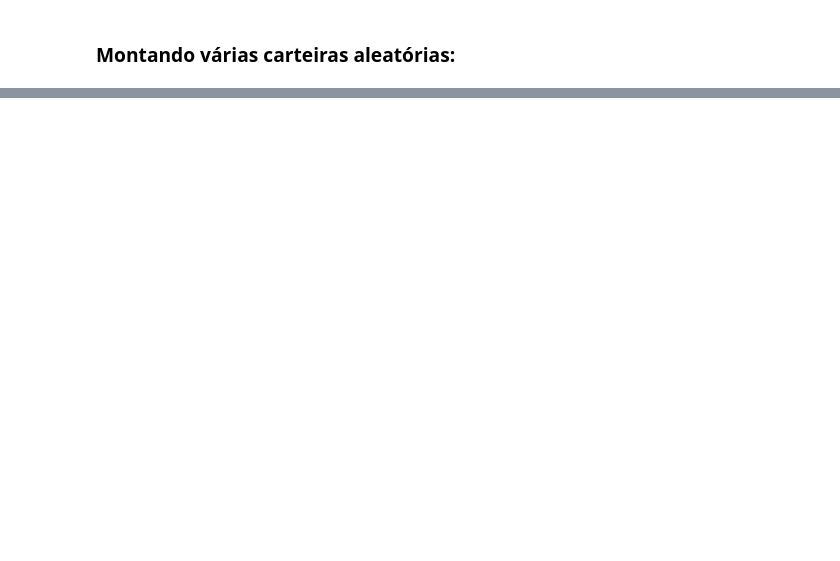
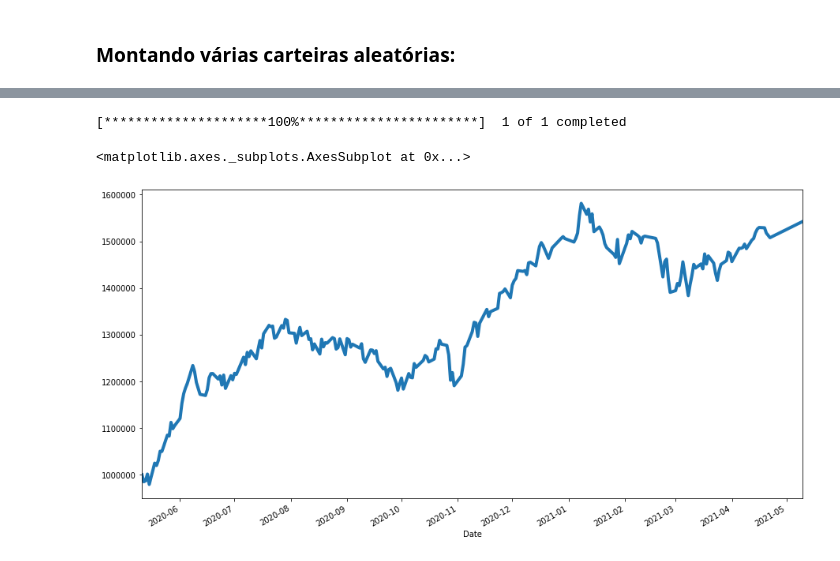
Before and after one commit to pedrojaoulack/economia, a Jupyter notebook: extracao/simulando_carteiras_de_acoes/simulando_carteira_de_acoes.ipynb, the cells around one changed output, grey strips where cells are left out. Drawn from its saved outputs; the diff is of its cells as text; code cells hidden in the pictures; blank space fills up the shorter version.

Commit message:
gráfico simulando portfolios aleatórios vs benchmark

```diff
--- a/extracao/simulando_carteiras_de_acoes/simulando_carteira_de_acoes.ipynb
+++ b/extracao/simulando_carteiras_de_acoes/simulando_carteira_de_acoes.ipynb
@@ -151,0 +196,9 @@ for x in np.arange(5):
+# %%
+#pegando dados do ibov:
+ibov = yf.download('BOVA11.SA', period='1y')['Adj Close']
+ibov = ibov / ibov.iloc[0] # retorno do ibov
+(ibov*1_000_000).plot(linewidth=4, figsize=(15,8)) #multiplicamos por 1 milhao devido ao fato de darmos 100 mil para as 10 ações do portfolio
+# %% [output]
+[*********************100%***********************]  1 of 1 completed
+<matplotlib.axes._subplots.AxesSubplot at 0x...>
+[figure, added]
```
Also changed, not shown: parts of 14 cells of this notebook.
